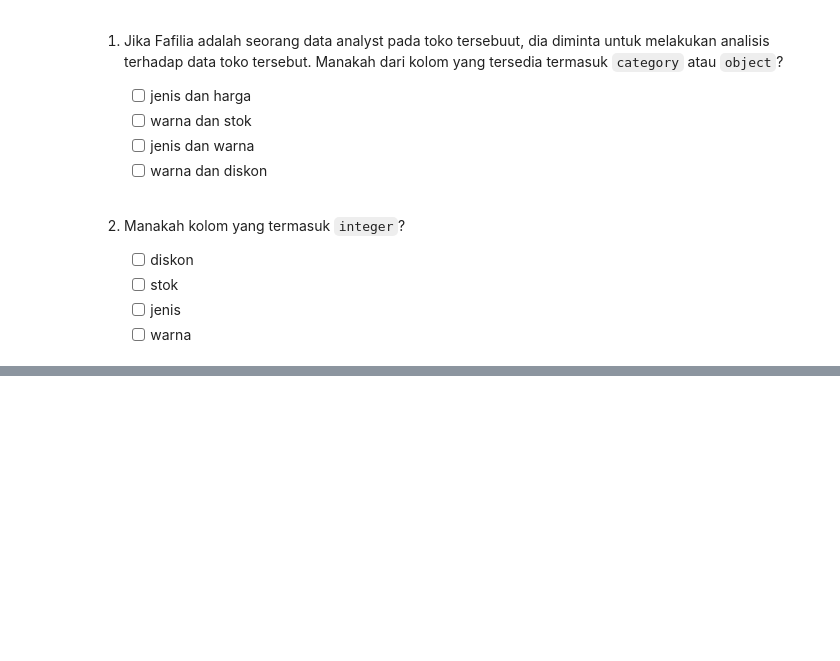
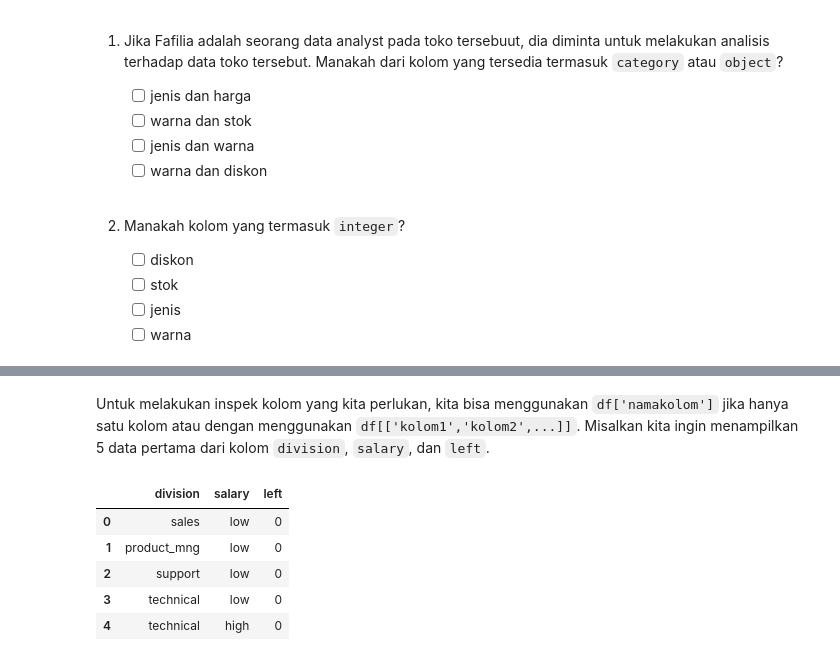
Before and after one commit to inytss/learnpy-da, a Jupyter notebook: LearnPy - Python for Data Analyst.ipynb, the cells around one changed output, grey strips where cells are left out. Drawn from its saved outputs; the diff is of its cells as text; code cells hidden in the pictures; blank space fills up the shorter version.

```diff
--- a/LearnPy - Python for Data Analyst.ipynb
+++ b/LearnPy - Python for Data Analyst.ipynb
@@ -159,0 +350,11 @@ toko
+# %% [markdown]
+Untuk melakukan inspek kolom yang kita perlukan, kita bisa menggunakan `df['namakolom']` jika hanya satu kolom atau dengan menggunakan `df[['kolom1','kolom2',...]]`. Misalkan kita ingin menampilkan 5 data pertama dari kolom `division`, `salary`, dan `left`.
+# %%
+turnover[['division', 'salary', 'left']].head()
+# %% [output]
+|  | division | salary | left |
+| 0 | sales | low | 0 |
+| 1 | product_mng | low | 0 |
+| 2 | support | low | 0 |
+| 3 | technical | low | 0 |
+| 4 | technical | high | 0 |
```
Also changed, not shown: parts of 73 cells of this notebook.
